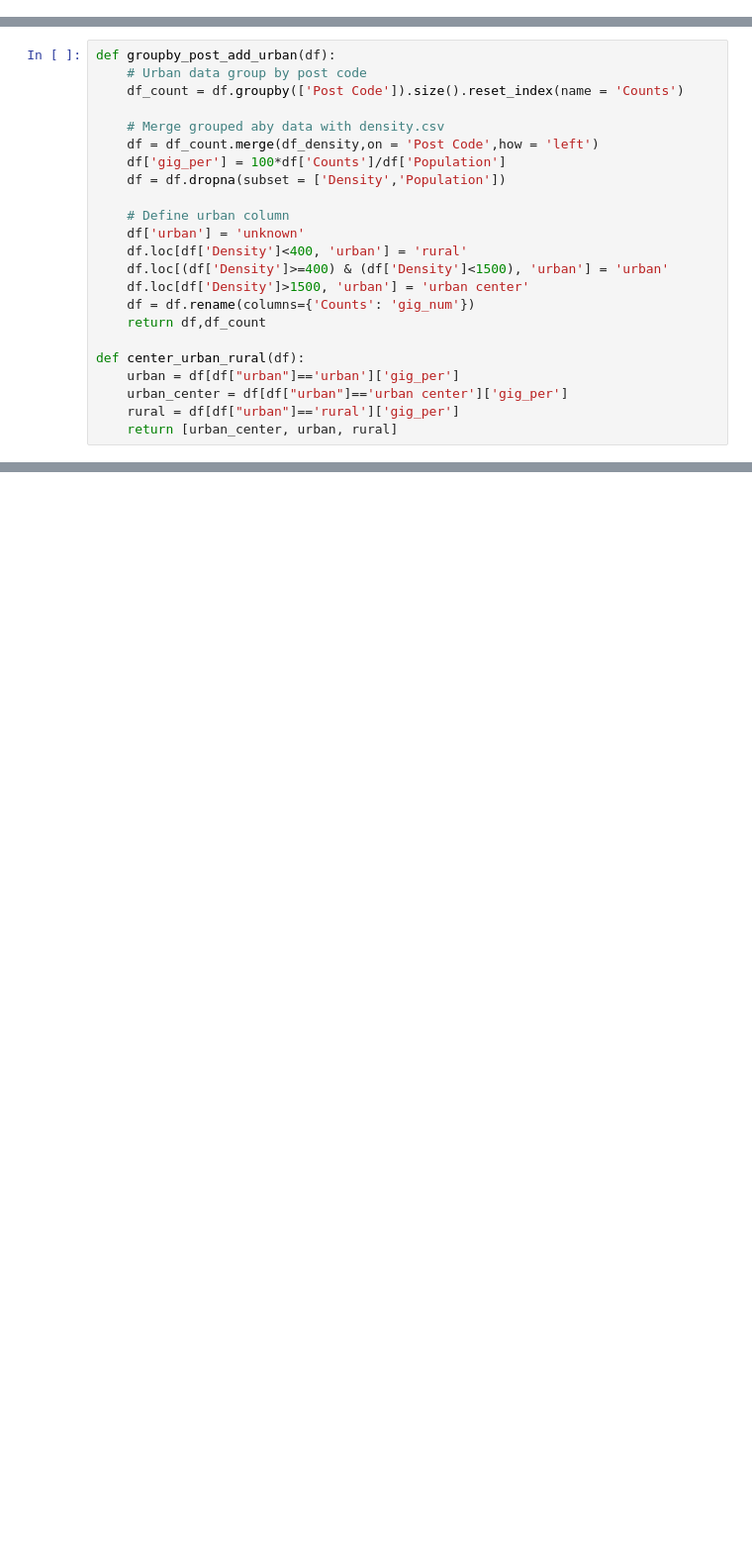
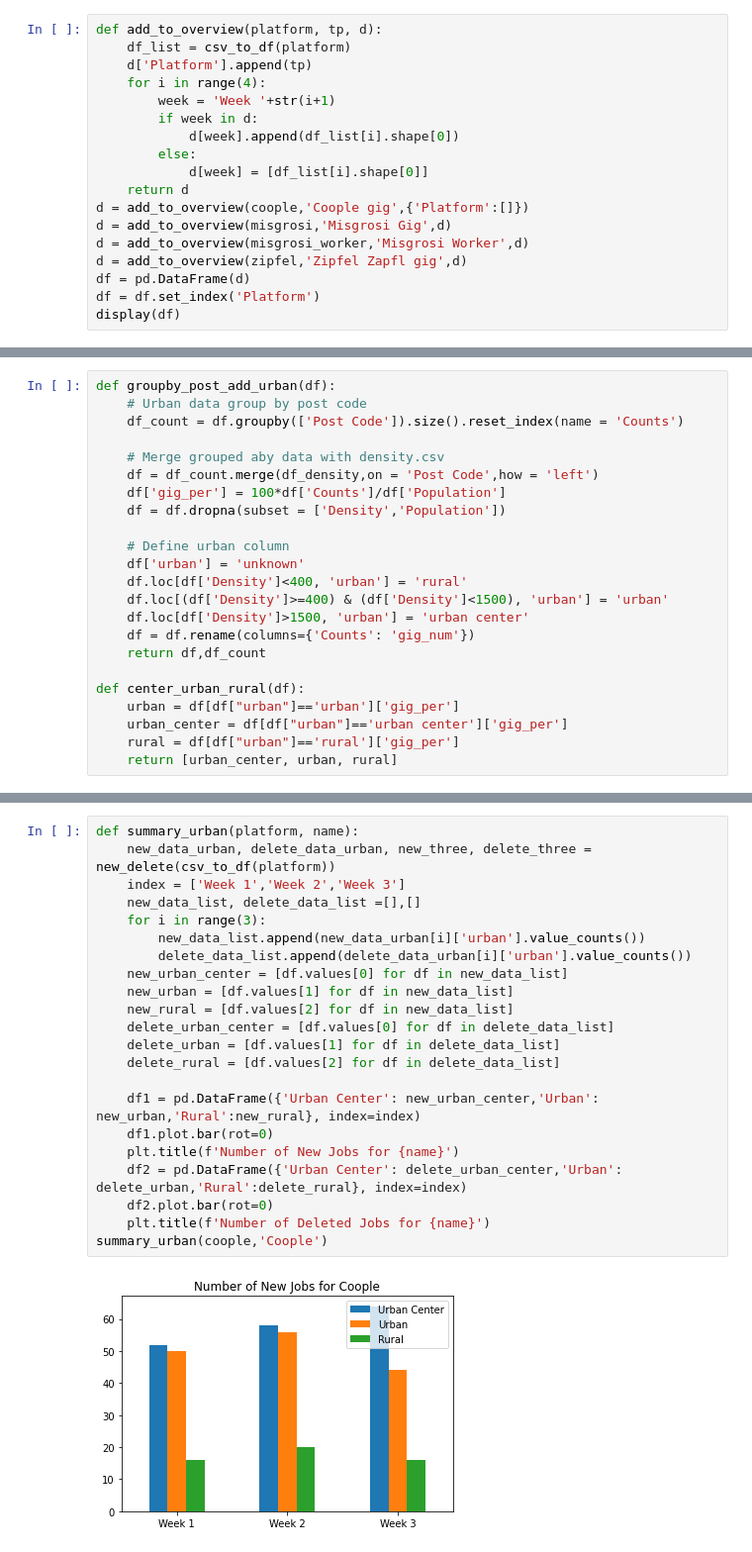
Before and after one commit to sy-guan/master-project-online-staffing, a Jupyter notebook: new_gig.ipynb, the cells around one changed output, grey strips where cells are left out. Shown: that part at 99% size. Drawn from its saved outputs; the diff is of its cells as text; blank space fills up the shorter version.

```diff
--- a/new_gig.ipynb
+++ b/new_gig.ipynb
@@ -18,3 +26,21 @@ def new(df1, df2):
 def delete(df1, df2):
     df_deleted = df1[~df1.isin(df2)].dropna()
     return df_deleted
+# %%
+def add_to_overview(platform, tp, d):
+    df_list = csv_to_df(platform)
+    d['Platform'].append(tp)
+    for i in range(4):
+        week = 'Week '+str(i+1)
+        if week in d:
+            d[week].append(df_list[i].shape[0])
+        else:
+            d[week] = [df_list[i].shape[0]]
+    return d
+d = add_to_overview(coople,'Coople gig',{'Platform':[]})
+d = add_to_overview(misgrosi,'Misgrosi Gig',d)
+d = add_to_overview(misgrosi_worker,'Misgrosi Worker',d)
+d = add_to_overview(zipfel,'Zipfel Zapfl gig',d)
+df = pd.DataFrame(d)
+df = df.set_index('Platform')
+display(df)
@@ -115,0 +171,24 @@ zipfel = ['zipfel/data/zipfel_zapf1108.csv','zipfel/data/zipfel_zapf1115.csv','z
+# %%
+def summary_urban(platform, name):
+    new_data_urban, delete_data_urban, new_three, delete_three = new_delete(csv_to_df(platform))
+    index = ['Week 1','Week 2','Week 3']
+    new_data_list, delete_data_list =[],[]
+    for i in range(3):
+        new_data_list.append(new_data_urban[i]['urban'].value_counts())
+        delete_data_list.append(delete_data_urban[i]['urban'].value_counts())
+    new_urban_center = [df.values[0] for df in new_data_list]
+    new_urban = [df.values[1] for df in new_data_list]
+    new_rural = [df.values[2] for df in new_data_list]
+    delete_urban_center = [df.values[0] for df in delete_data_list]
+    delete_urban = [df.values[1] for df in delete_data_list]
+    delete_rural = [df.values[2] for df in delete_data_list]
+
+    df1 = pd.DataFrame({'Urban Center': new_urban_center,'Urban': new_urban,'Rural':new_rural}, index=index)
+    df1.plot.bar(rot=0)
+    plt.title(f'Number of New Jobs for {name}')
+    df2 = pd.DataFrame({'Urban Center': delete_urban_center,'Urban': delete_urban,'Rural':delete_rural}, index=index)
+    df2.plot.bar(rot=0)
+    plt.title(f'Number of Deleted Jobs for {name}')
+summary_urban(coople,'Coople')
+# %% [output]
+[figure, added]
```
Also changed, not shown: parts of 14 cells of this notebook.
